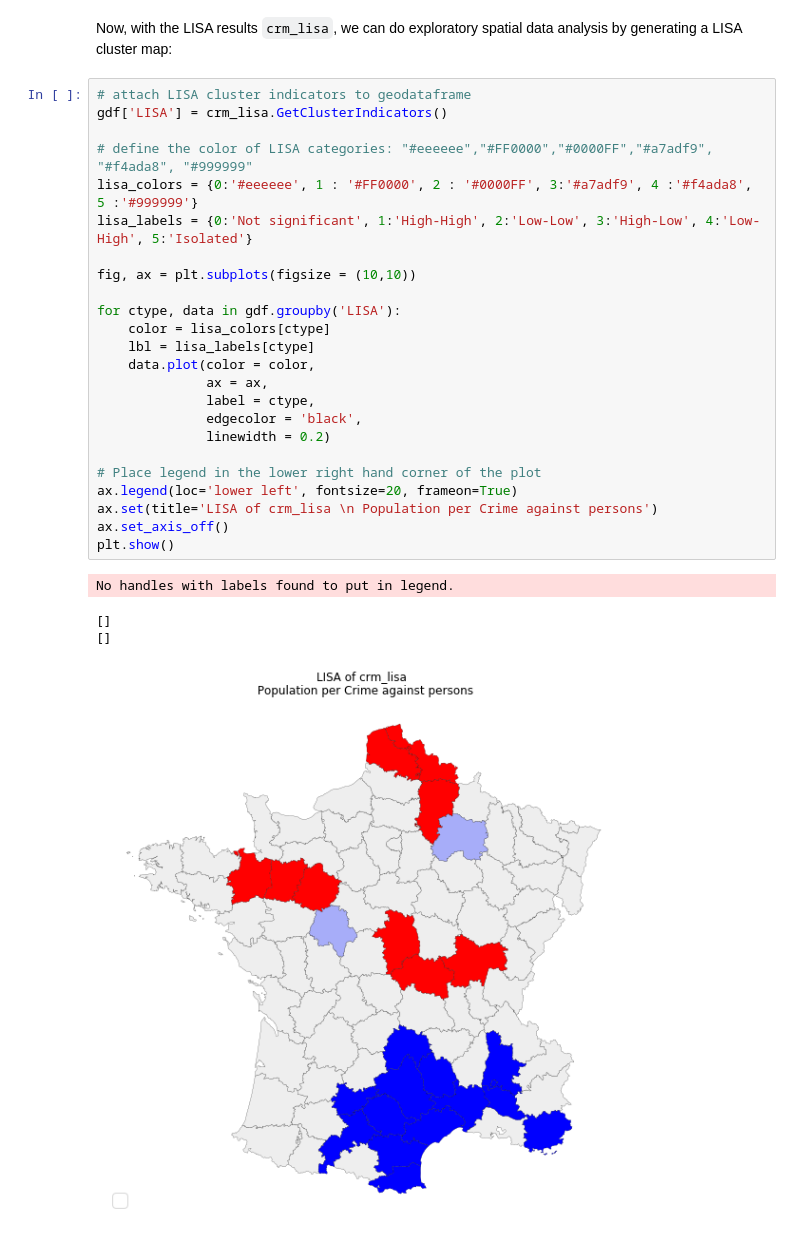
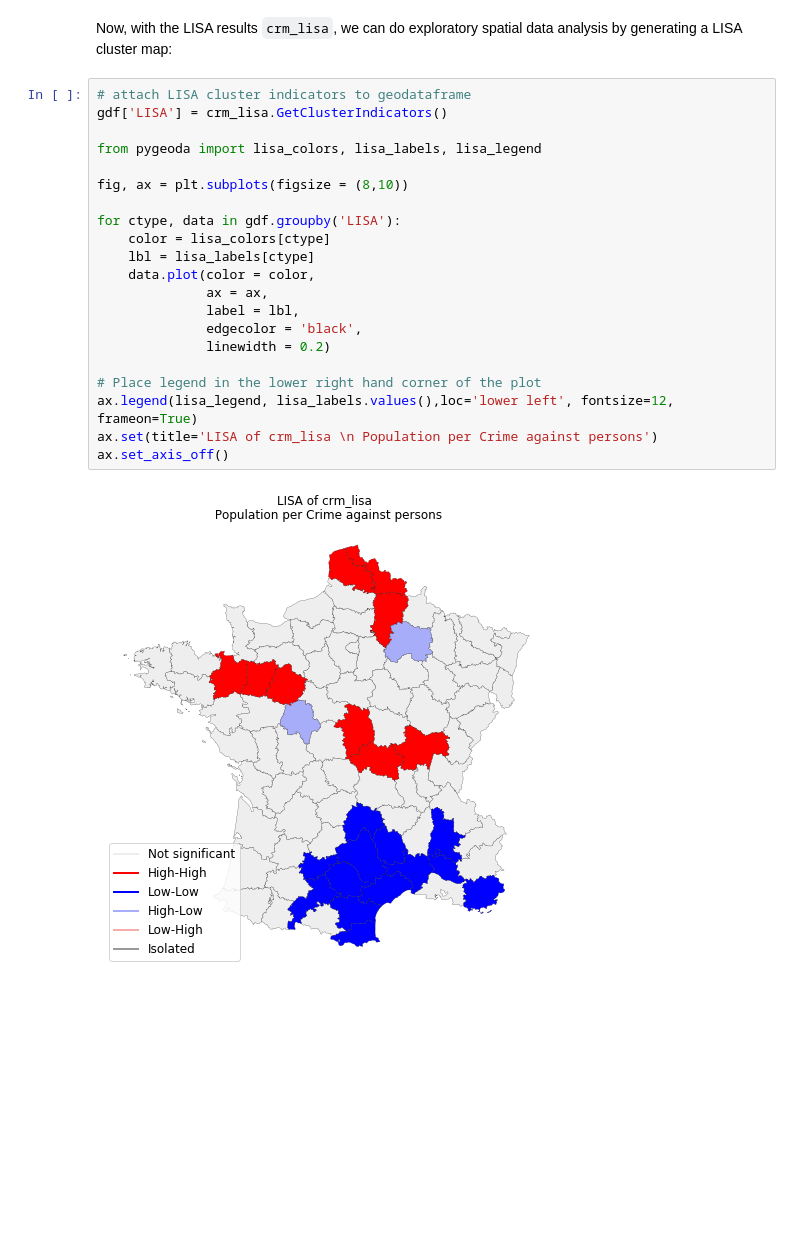
Before and after one commit to zhangan15/libgeoda, a Jupyter notebook: swig/python/doc_esda.ipynb, the cells around one changed output. Cells and saved outputs as stored; diff of their text form; blank space fills up the shorter version.

Commit message:
update for pygeoda with geopandas

```diff
--- a/swig/python/doc_esda.ipynb
+++ b/swig/python/doc_esda.ipynb
@@ -110,29 +116,23 @@ Now, with the LISA results `crm_lisa`, we can do exploratory spatial data analys
 # %%
 # attach LISA cluster indicators to geodataframe
 gdf['LISA'] = crm_lisa.GetClusterIndicators()
 
-# define the color of LISA categories: "#eeeeee","#FF0000","#0000FF","#a7adf9", "#f4ada8", "#999999"
-lisa_colors = {0:'#eeeeee', 1 : '#FF0000', 2 : '#0000FF', 3:'#a7adf9', 4 :'#f4ada8', 5 :'#999999'}
-lisa_labels = {0:'Not significant', 1:'High-High', 2:'Low-Low', 3:'High-Low', 4:'Low-High', 5:'Isolated'}
+from pygeoda import lisa_colors, lisa_labels, lisa_legend
 
-fig, ax = plt.subplots(figsize = (10,10))
+fig, ax = plt.subplots(figsize = (8,10))
 
 for ctype, data in gdf.groupby('LISA'):
     color = lisa_colors[ctype]
     lbl = lisa_labels[ctype]
     data.plot(color = color,
               ax = ax,
-              label = ctype,
+              label = lbl,
               edgecolor = 'black',
               linewidth = 0.2)
 
 # Place legend in the lower right hand corner of the plot
-ax.legend(loc='lower left', fontsize=20, frameon=True)
+ax.legend(lisa_legend, lisa_labels.values(),loc='lower left', fontsize=12, frameon=True)
 ax.set(title='LISA of crm_lisa \n Population per Crime against persons')
 ax.set_axis_off()
-plt.show()
 # %% [output]
-No handles with labels found to put in legend.
-[]
-[]
-[figure, old version]
+[figure, new version]
```
Also changed, not shown: parts of 7 cells of this notebook, 3 other files.
